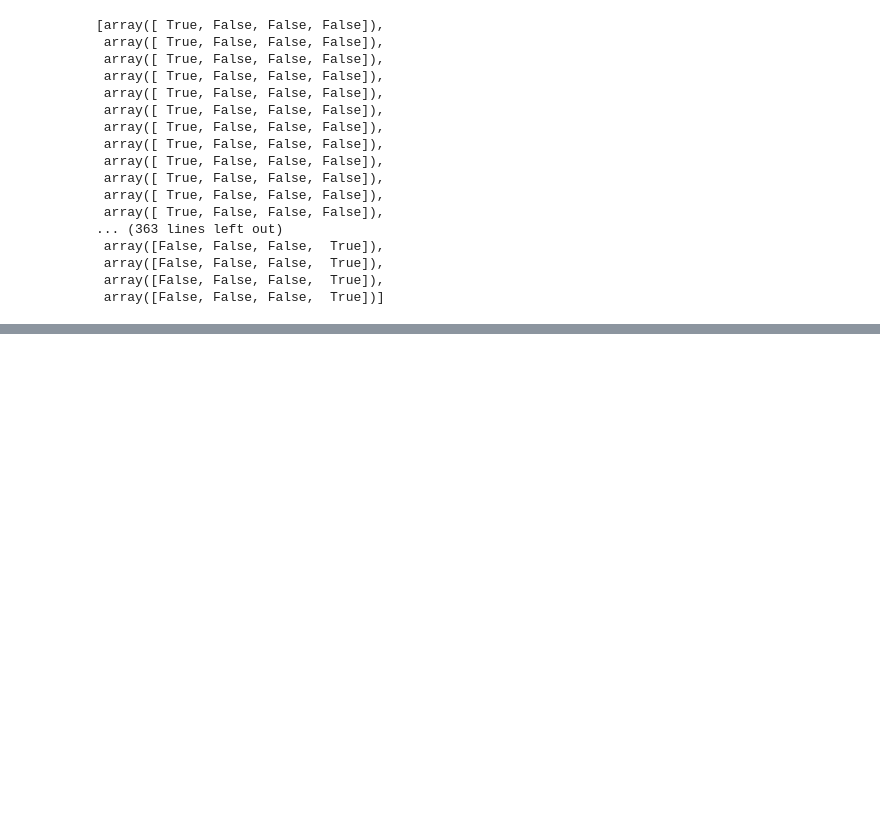
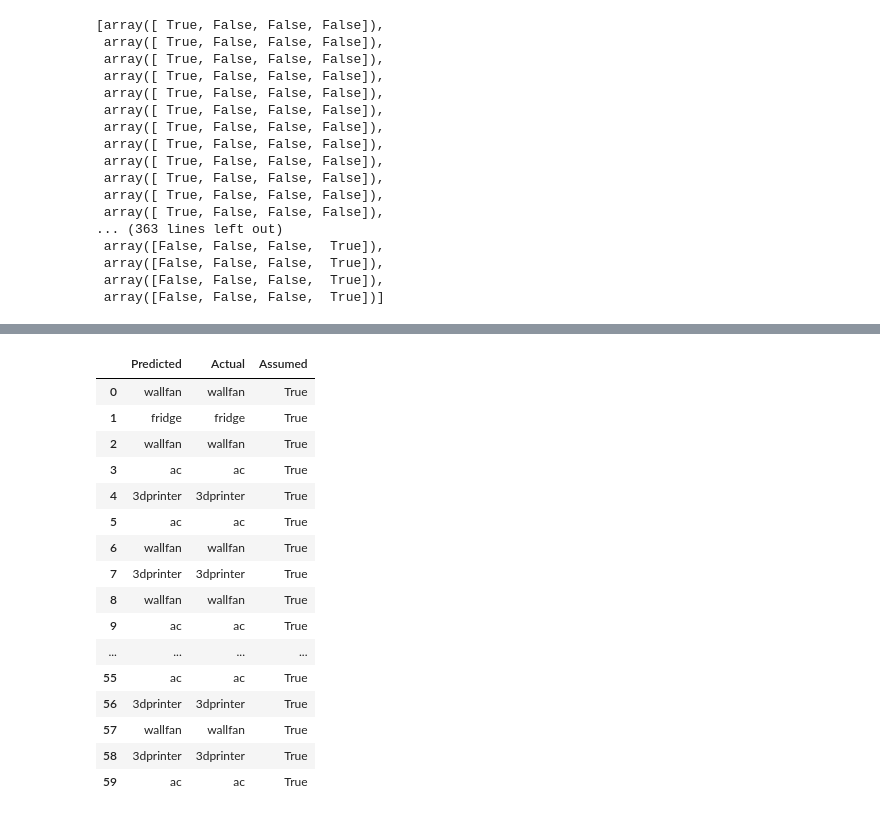
Before and after one commit to caxefaizan/S3_bucket_manipulation, a Jupyter notebook: End to End Conversion.ipynb, the cells around one changed output, grey strips where cells are left out. Drawn from its saved outputs; the diff is of its cells as text; code cells hidden in the pictures; blank space fills up the shorter version.

```diff
--- a/End to End Conversion.ipynb
+++ b/End to End Conversion.ipynb
@@ -321,0 +397,2 @@ cc = pd.read_csv('3dprinter.csv')
+# %%
+predictions = model.predict(val_data, verbose=1)
@@ -321,0 +414,11 @@ cc = pd.read_csv('3dprinter.csv')
+# %%
+# Turn prediction probabilities into their respective label (easier to understand)
+def get_pred_label(prediction_probabilities):
+  """
+  Turns an array of prediction probabilities into a label.
+  """
+  return unique_devices[np.argmax(prediction_probabilities)]
+
+# Get a predicted label based on an array of prediction probabilities
+pred_label = get_pred_label(predictions[0])
+pred_label
@@ -321,0 +463,21 @@ cc = pd.read_csv('3dprinter.csv')
+# %%
+def plot_pred(prediction_probabilities, labels, files, n=1):
+    """
+  View the prediction, ground truth label and image for sample n.
+    """
+    pred_prob, true_label, file = prediction_probabilities[n], labels[n], files[n]
+
+  # Get the pred label
+    pred_label = get_pred_label(pred_prob)
+
+
+
+  # Change the color of the title depending on if the prediction is right or wrong
+    if pred_label == true_label:
+        val = "True"
+    else:
+        val = "False"
+
+    df = pd.DataFrame({'Predicted':pred_label,'Actual': true_label,
+                    'Assumed':val},index = [n])
+    return df
@@ -321,0 +492,8 @@ cc = pd.read_csv('3dprinter.csv')
+# %%
+pred_df = pd.DataFrame()
+
+for x in range(76):
+    data_frame = plot_pred(prediction_probabilities=predictions,
+        labels=val_labels,
+        files=val_files,n=x)
+    pred_df = pred_df.append(data_frame)
@@ -321,0 +516,20 @@ cc = pd.read_csv('3dprinter.csv')
+# %%
+pred_df.head(60)
+# %% [output]
+|  | Predicted | Actual | Assumed |
+| 0 | wallfan | wallfan | True |
+| 1 | fridge | fridge | True |
+| 2 | wallfan | wallfan | True |
+| 3 | ac | ac | True |
+| 4 | 3dprinter | 3dprinter | True |
+| 5 | ac | ac | True |
+| 6 | wallfan | wallfan | True |
+| 7 | 3dprinter | 3dprinter | True |
+| 8 | wallfan | wallfan | True |
+| 9 | ac | ac | True |
+| ... | ... | ... | ... |
+| 55 | ac | ac | True |
+| 56 | 3dprinter | 3dprinter | True |
+| 57 | wallfan | wallfan | True |
+| 58 | 3dprinter | 3dprinter | True |
+| 59 | ac | ac | True |
```
Also changed, not shown: parts of 27 cells of this notebook.
